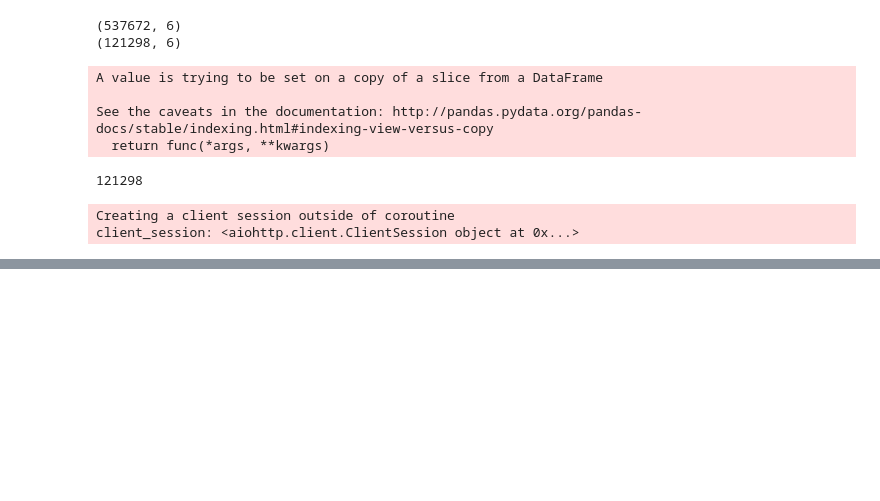
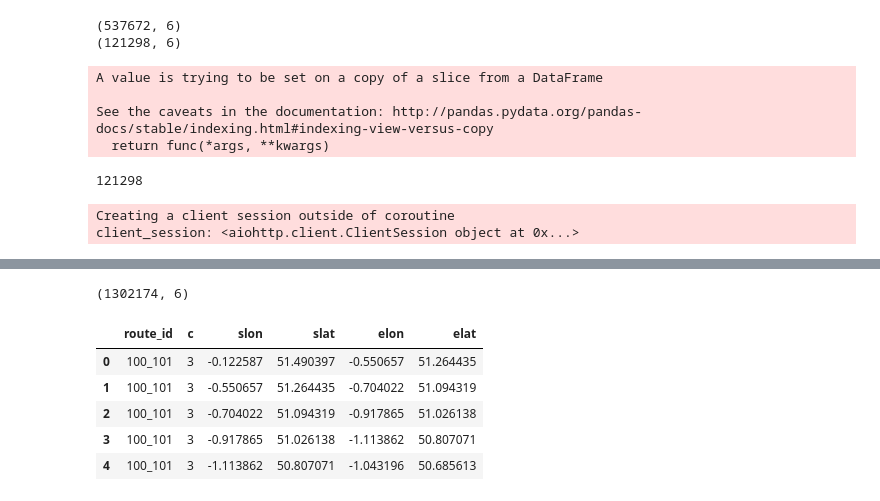
Before and after one commit to ilkarman/Movement-Visualisations, a Jupyter notebook: 01_TFL_Bikes/py/Bike Vis.ipynb, the cells around one changed output, grey strips where cells are left out. Saved outputs shown, nothing was run; the diff lists cells and outputs as text; code cells hidden in the pictures; blank space fills up the shorter version.

```diff
--- a/01_TFL_Bikes/py/Bike Vis.ipynb
+++ b/01_TFL_Bikes/py/Bike Vis.ipynb
@@ -187,0 +195,9 @@ print(routes_complete.shape)
+# %%
+# Merge segments onto routes and collapse by count
+agg_routes = pd.DataFrame(
+    merge_end[['StartStation Id', 'EndStation Id']].apply(
+        func=lambda x: "%i_%i" % (x[0], x[1]),
+        axis=1),
+    columns = ['route_id'])
+
+agg_routes.head()
@@ -187,0 +211,7 @@ print(routes_complete.shape)
+# %%
+agg_routes['c'] = 1
+count_routes = agg_routes.groupby(['route_id']).sum()
+count_routes.reset_index(inplace=True)
+
+print(count_routes.shape)
+count_routes.head()
@@ -187,0 +226,13 @@ print(routes_complete.shape)
+# %%
+routes = count_routes.merge(right = routes_complete, how='inner', on='route_id')
+routes.to_csv('counted_segments_to_plot.csv', header=True, index=None)
+print(routes.shape)
+routes.head()
+# %% [output]
+(1302174, 6)
+|  | route_id | c | slon | slat | elon | elat |
+| 0 | 100_101 | 3 | -0.122587 | 51.490397 | -0.550657 | 51.264435 |
+| 1 | 100_101 | 3 | -0.550657 | 51.264435 | -0.704022 | 51.094319 |
+| 2 | 100_101 | 3 | -0.704022 | 51.094319 | -0.917865 | 51.026138 |
+| 3 | 100_101 | 3 | -0.917865 | 51.026138 | -1.113862 | 50.807071 |
+| 4 | 100_101 | 3 | -1.113862 | 50.807071 | -1.043196 | 50.685613 |
```
Also changed, not shown: parts of 5 cells of this notebook.
